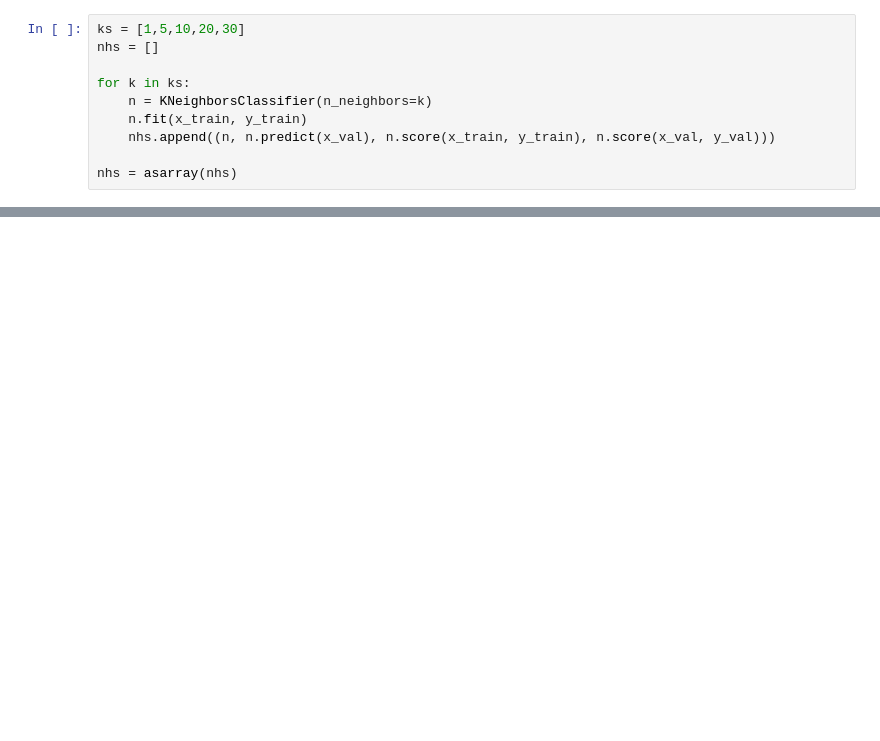
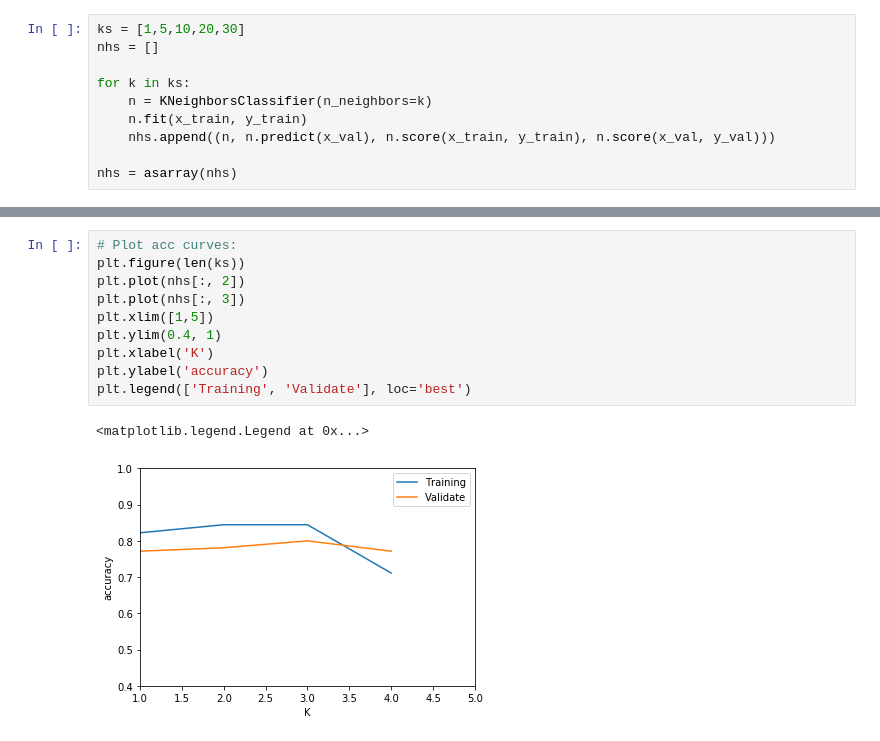
Before and after one commit to RakNoel/INF264, a Jupyter notebook: Ex1/plot_iris_dataset.ipynb, the cells around one changed output, grey strips where cells are left out. Drawn from its saved outputs; the diff is of its cells as text; blank space fills up the shorter version.

```diff
--- a/Ex1/plot_iris_dataset.ipynb
+++ b/Ex1/plot_iris_dataset.ipynb
@@ -77,0 +78,13 @@ print (tabelWH)
+# %%
+# Plot acc curves:
+plt.figure(len(ks))
+plt.plot(nhs[:, 2])
+plt.plot(nhs[:, 3])
+plt.xlim([1,5])
+plt.ylim(0.4, 1)
+plt.xlabel('K')
+plt.ylabel('accuracy')
+plt.legend(['Training', 'Validate'], loc='best')
+# %% [output]
+<matplotlib.legend.Legend at 0x...>
+[figure, added]
```
Also changed, not shown: parts of 3 cells of this notebook.
